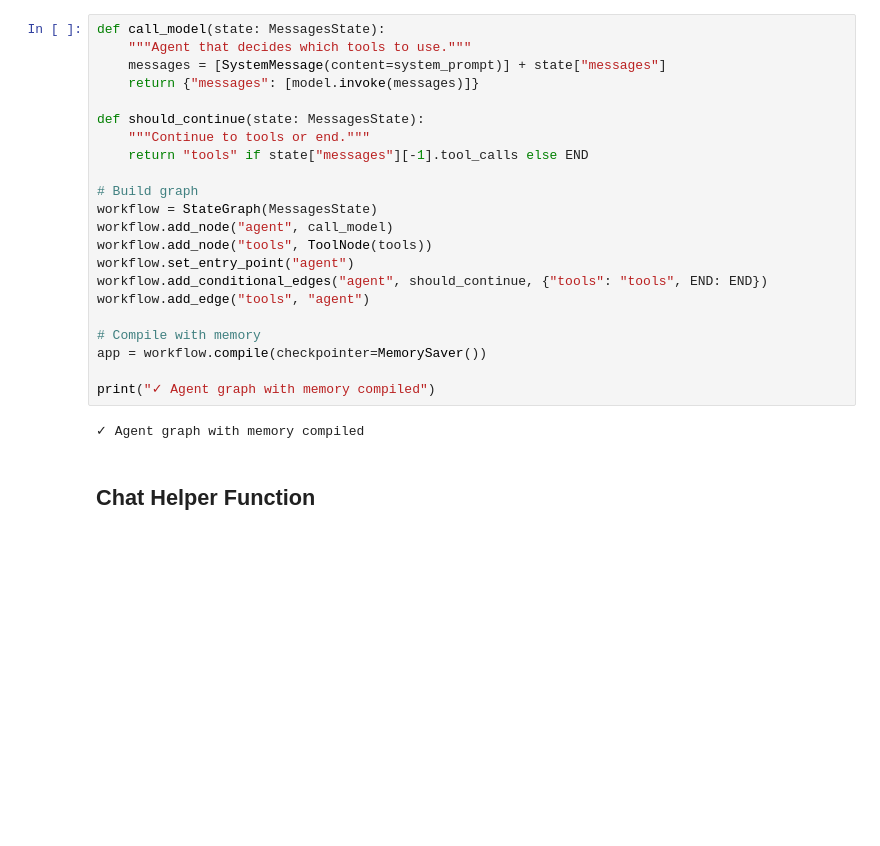
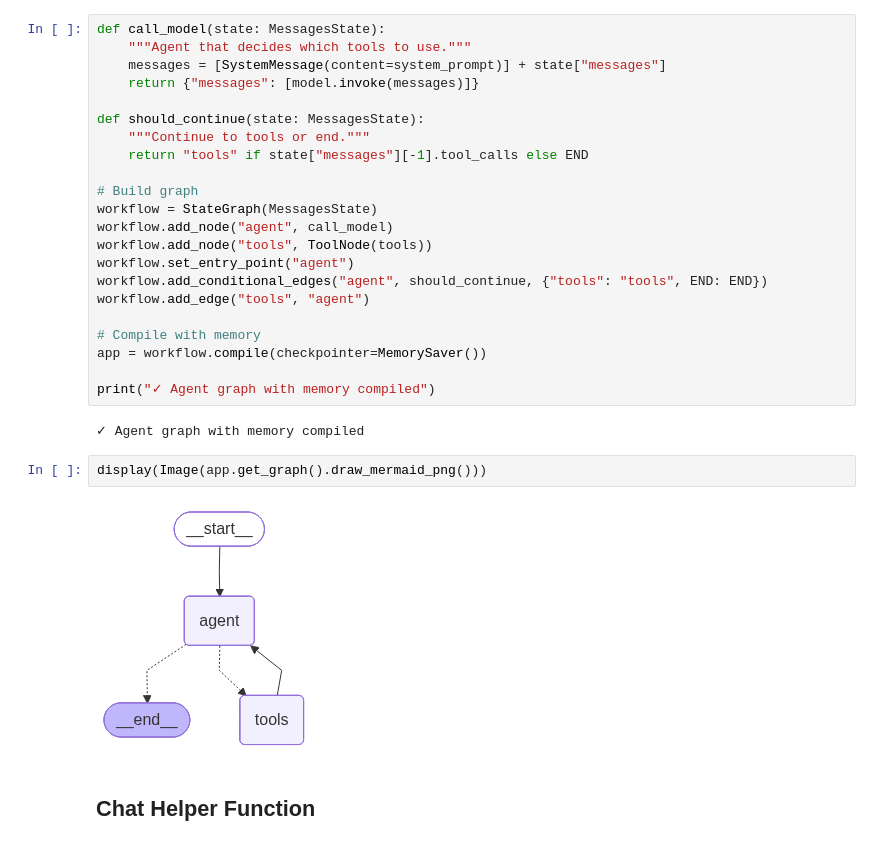
Before and after one commit to applied-ai-institute/ai-powered-movie-recommendation, a Jupyter notebook: notebooks/4_Movie_Chatbot_with_RAG_Page_Chunk.ipynb, the cells around one changed output. Saved outputs shown, nothing was run; the diff lists cells and outputs as text; blank space fills up the shorter version.

```diff
--- a/notebooks/4_Movie_Chatbot_with_RAG.ipynb
+++ b/notebooks/4_Movie_Chatbot_with_RAG_Page_Chunk.ipynb
@@ -275,6 +279,10 @@ app = workflow.compile(checkpointer=MemorySaver())
 print("✓ Agent graph with memory compiled")
 # %% [output]
 ✓ Agent graph with memory compiled
+# %%
+display(Image(app.get_graph().draw_mermaid_png()))
+# %% [output]
+[figure, added]
 # %% [markdown]
 ## Chat Helper Function
 # %%
```
Also changed, not shown: parts of 7 cells of this notebook, 6 other files.
